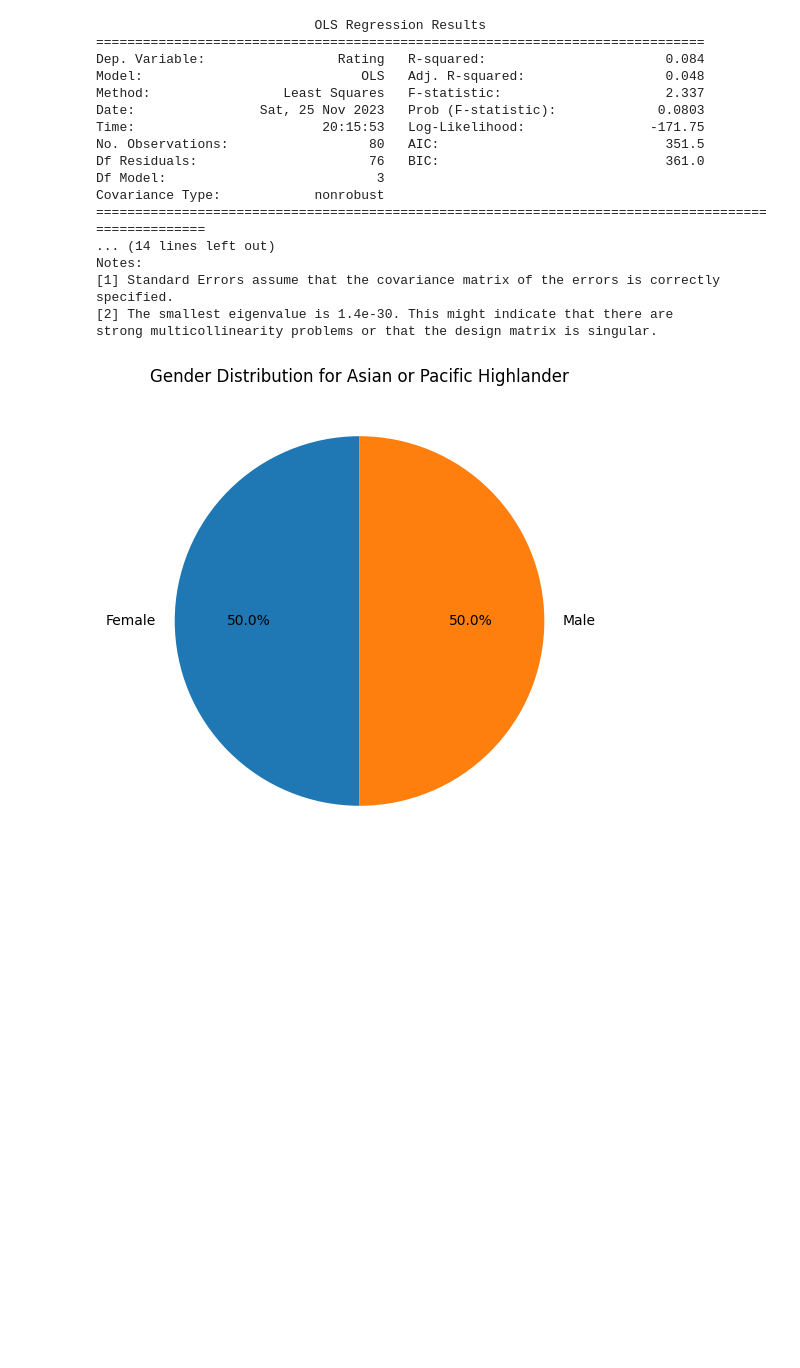
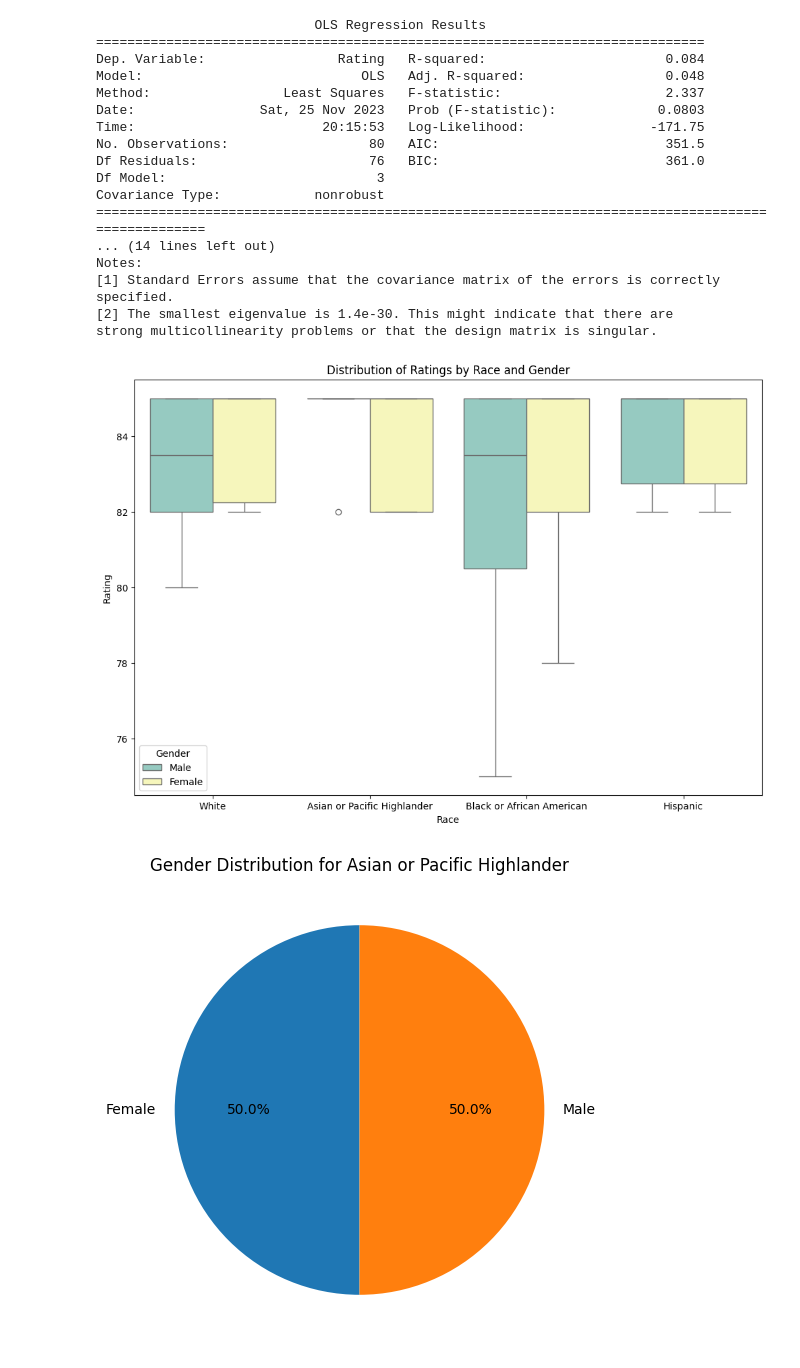
Before and after one commit to firish/auditing_GPT, a Jupyter notebook: analysis/CS567_RQ_4.ipynb, the cells around one changed output. Cells and saved outputs as stored; diff of their text form; code cells hidden in the pictures; blank space fills up the shorter version.

```diff
--- a/analysis/CS567_RQ_4.ipynb
+++ b/analysis/CS567_RQ_4.ipynb
@@ -110,6 +110,30 @@ Notes:
 [1] Standard Errors assume that the covariance matrix of the errors is correctly specified.
 [2] The smallest eigenvalue is 1.4e-30. This might indicate that there are
 strong multicollinearity problems or that the design matrix is singular.
+# %%
+import pandas as pd
+import os
+import matplotlib.pyplot as plt
+import seaborn as sns
+
+# Load the Excel file
+file_path = os.path.join('..', 'data_store', 'RQ4.xlsx')
+
+# Read the 'Clean Data' sheet
+clean_data_df = pd.read_excel(file_path, sheet_name='Clean Data')
+
+# Drop rows with missing values
+clean_data_df = clean_data_df.dropna()
+
+# Create a box plot to visualize the distribution of ratings for each combination of race and gender
+plt.figure(figsize=(12, 8))
+sns.boxplot(x='Race', y='Rating', hue='Gender', data=clean_data_df, palette='Set3')
+plt.title('Distribution of Ratings by Race and Gender')
+plt.xlabel('Race')
+plt.ylabel('Rating')
+plt.show()
+# %% [output]
+[figure, added]
 # %%
 import pandas as pd
 import os
```
